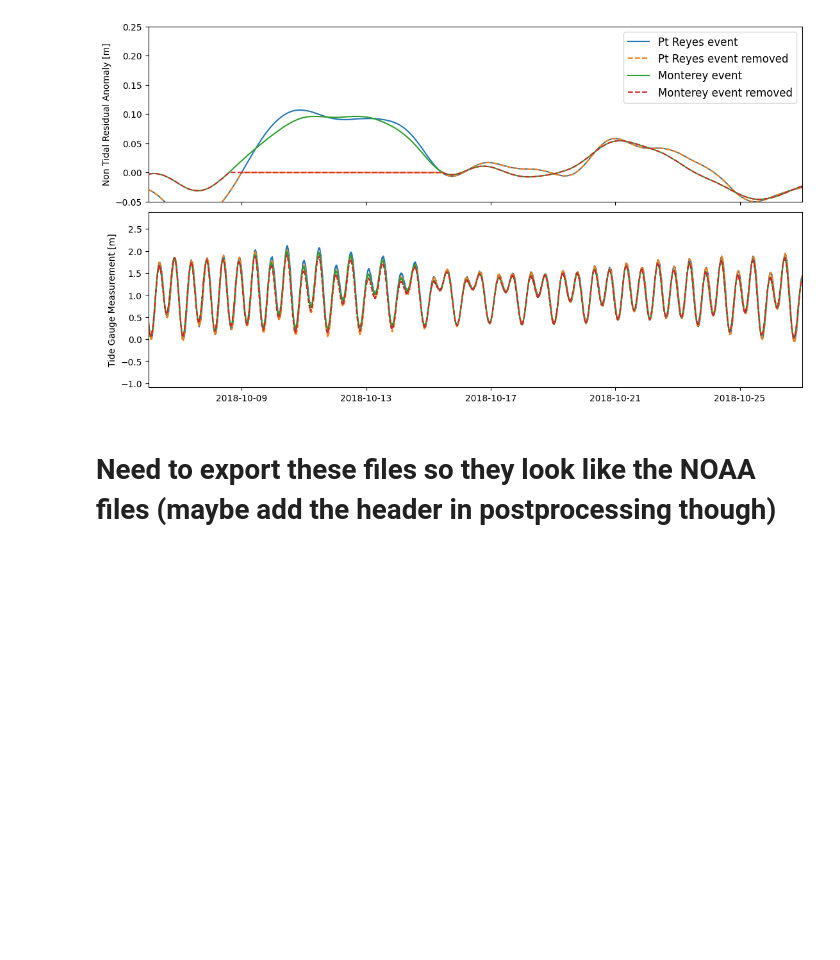
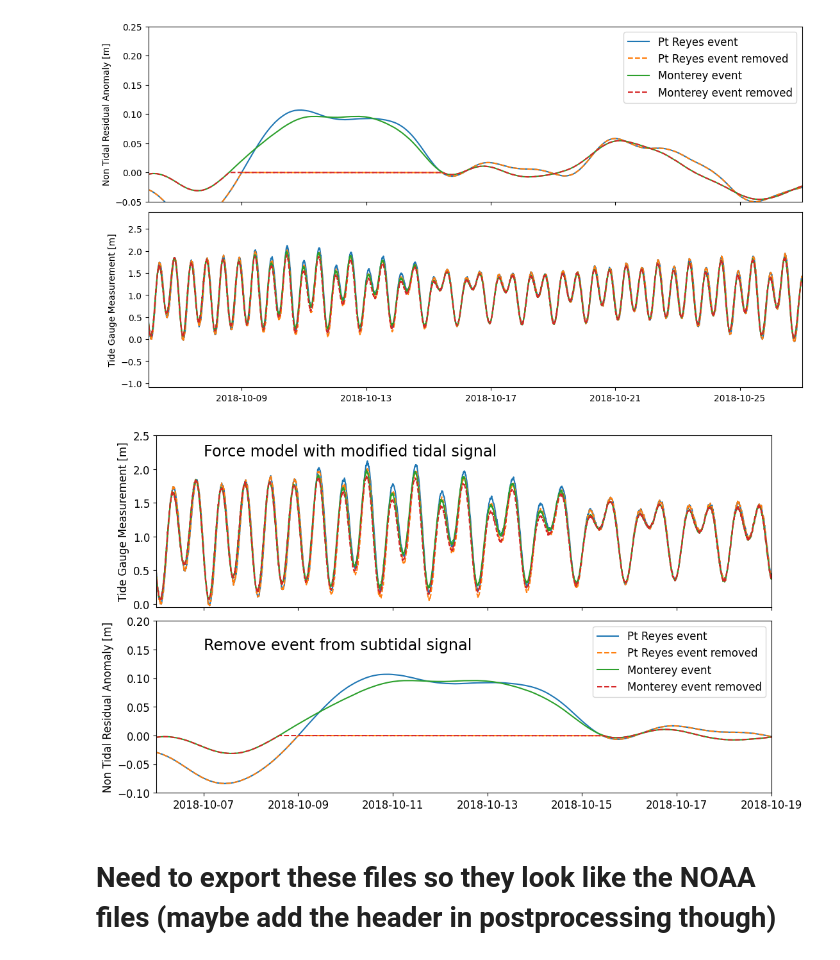
Before and after one commit to jennaisrael/Savio_scratch_back_up, a Jupyter notebook: climate_data_processing/identify_stp/event_removal_2018_SCHA.ipynb, the cells around one changed output. Drawn from its saved outputs; the diff is of its cells as text; code cells hidden in the pictures; blank space fills up the shorter version.

```diff
--- a/climate_data_processing/identify_stp/event_removal_2018_SCHA.ipynb
+++ b/climate_data_processing/identify_stp/event_removal_2018_SCHA.ipynb
@@ -491,6 +491,32 @@ ax[1].set_ylabel('Tide Gauge Measurement [m]')
 plt.show()
 # %% [output]
 [figure]
+# %%
+fig, ax = plt.subplots(2,1,layout='constrained',sharex=True,figsize=[11,6])
+mpl.rcParams.update({'font.size': 12})
+
+ax[1].plot(pryc_calc['Residual'],label='Pt Reyes event')
+ax[1].plot(pryc_calc['removed'],linestyle='--',label='Pt Reyes event removed')
+ax[1].plot(mbyc_calc['Residual'],label='Monterey event')
+ax[1].plot(mbyc_calc['removed'],linestyle='--',label='Monterey event removed')
+ax[1].text(datetime(2018,10,7),0.15, 'Remove event from subtidal signal',size='x-large')
+ax[1].set_ylabel('Non Tidal Residual Anomaly [m]')
+ax[1].set_xlim(datetime(2018,10,6),datetime(2018,10,19))
+ax[1].set_ylim(-0.1,0.2)
+
+ax[0].plot(pryc_calc['elev[m]'],label='Pt Reyes event')
+ax[0].plot(pryc_calc['hifi_removed'],linestyle='--',label='Pt Reyes event removed')
+ax[0].plot(mbyc_calc['elev[m]'],label='Monterey event')
+ax[0].plot(mbyc_calc['hifi_removed'],linestyle='--',label='Monterey event removed')
+ax[0].set_ylabel('Tide Gauge Measurement [m]')
+ax[0].text(datetime(2018,10,7),2.2, 'Force model with modified tidal signal',size='x-large')
+ax[0].set_ylim(-0.05,2.5)
+
+ax[1].legend()
+plt.show()
+fig.savefig('/global/scratch/users/jennaisrael/climate_data_processing/identify_stp/OSM_figures/event_removed_2018_swap_axes.png')
+# %% [output]
+[figure, added]
 # %% [markdown]
 # Need to export these files so they look like the NOAA files (maybe add the header in postprocessing though)
 # %%
```
Also changed, not shown: parts of 13 cells of this notebook, 4 other files.
